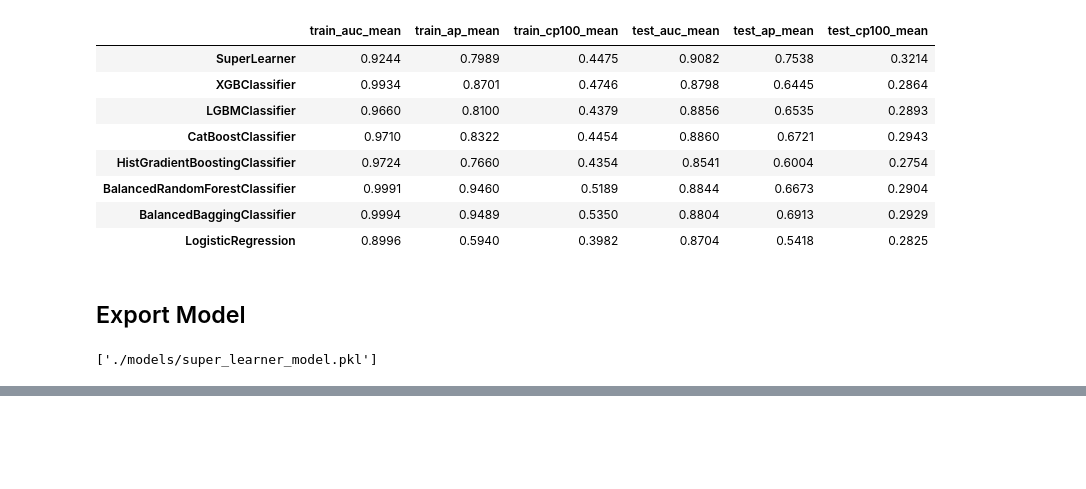
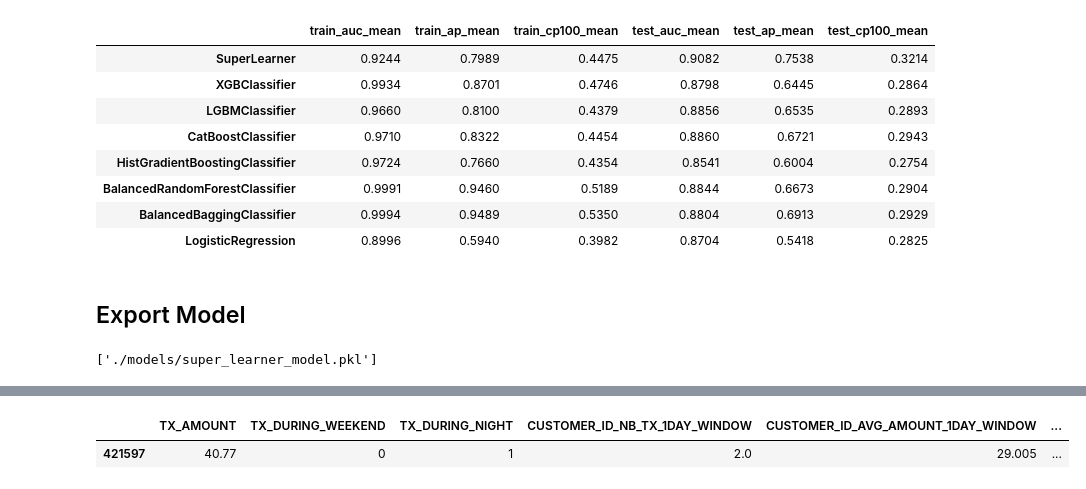
Before and after one commit to networks-security/financial-fraud-detection, a Jupyter notebook: ml_pipeline/notebooks/3_model_training.ipynb, the cells around one changed output, grey strips where cells are left out. Drawn from its saved outputs; the diff is of its cells as text; code cells hidden in the pictures; blank space fills up the shorter version.

Commit message:
implemented pipeline to load and predict TX_input

```diff
--- a/ml_pipeline/notebooks/3_model_training.ipynb
+++ b/ml_pipeline/notebooks/3_model_training.ipynb
@@ -544,0 +562,3 @@ joblib.dump({
+# %%
+train_ix, _ = prequential_split_indices[0]
+train_ix[:10]
@@ -544,0 +576,8 @@ joblib.dump({
+# %%
+train_df = transactions_df.iloc[train_ix[:1]]
+X_train = train_df[input_features]
+y_train = train_df[output_feature]
+X_train
+# %% [output]
+|  | TX_AMOUNT | TX_DURING_WEEKEND | TX_DURING_NIGHT | CUSTOMER_ID_NB_TX_1DAY_WINDOW | CUSTOMER_ID_AVG_AMOUNT_1DAY_WINDOW | ... |
+| 421597 | 40.77 | 0 | 1 | 2.0 | 29.005 | ... |
```
Also changed, not shown: parts of 8 cells of this notebook, 3 other files.
